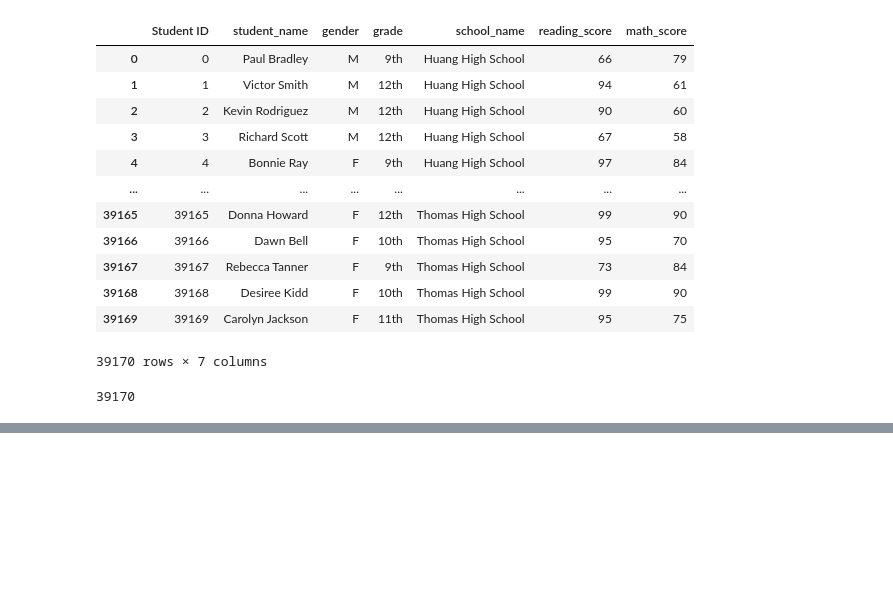
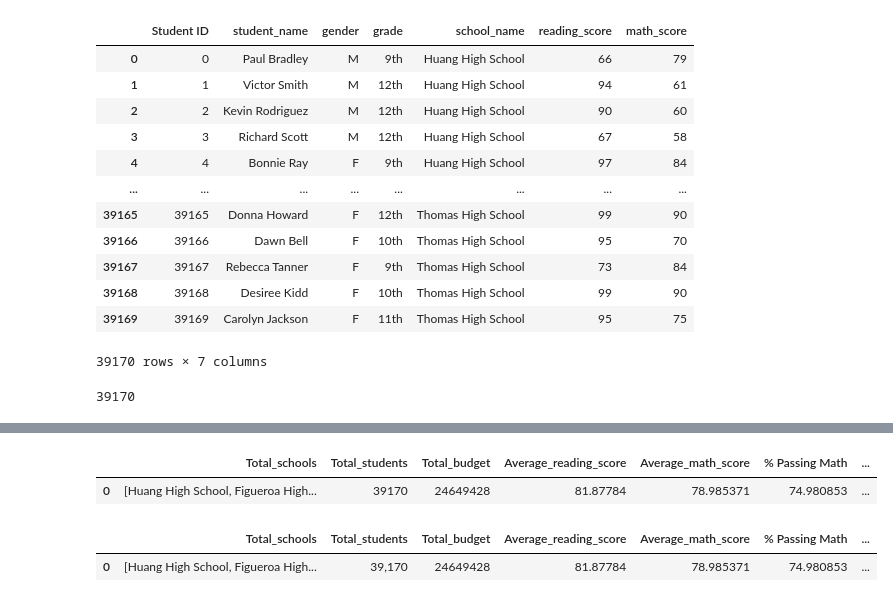
Before and after one commit to klkanchi/School_District_Analysis, a Jupyter notebook: PyCitySchools.ipynb, the cells around one changed output, grey strips where cells are left out. Drawn from its saved outputs; the diff is of its cells as text; code cells hidden in the pictures; blank space fills up the shorter version.

Commit message:
added the formatting to code

```diff
--- a/PyCitySchools.ipynb
+++ b/PyCitySchools.ipynb
@@ -120,0 +287,20 @@ len(student_data_df)
+# %%
+district_summary_df = pd.DataFrame(
+    [{"Total_schools":school_count,
+      "Total_students":student_count,
+      "Total_budget":total_budget,
+      "Average_reading_score":average_reading_score,
+      "Average_math_score":average_math_score,
+      "% Passing Math":passing_math_percentage,
+      "% Passing Reading":passing_reading_percentage,
+      "% Overall Passing":overall_passing_percentage}])
+district_summary_df
+# %% [output]
+|  | Total_schools | Total_students | Total_budget | Average_reading_score | Average_math_score | % Passing Math | ... |
+| 0 | [Huang High School, Figueroa High... | 39170 | 24649428 | 81.87784 | 78.985371 | 74.980853 | ... |
+# %%
+district_summary_df["Total_students"] = district_summary_df["Total_students"].map("{:,}".format)
+district_summary_df
+# %% [output]
+|  | Total_schools | Total_students | Total_budget | Average_reading_score | Average_math_score | % Passing Math | ... |
+| 0 | [Huang High School, Figueroa High... | 39,170 | 24649428 | 81.87784 | 78.985371 | 74.980853 | ... |
```
Also changed, not shown: parts of 23 cells of this notebook.
